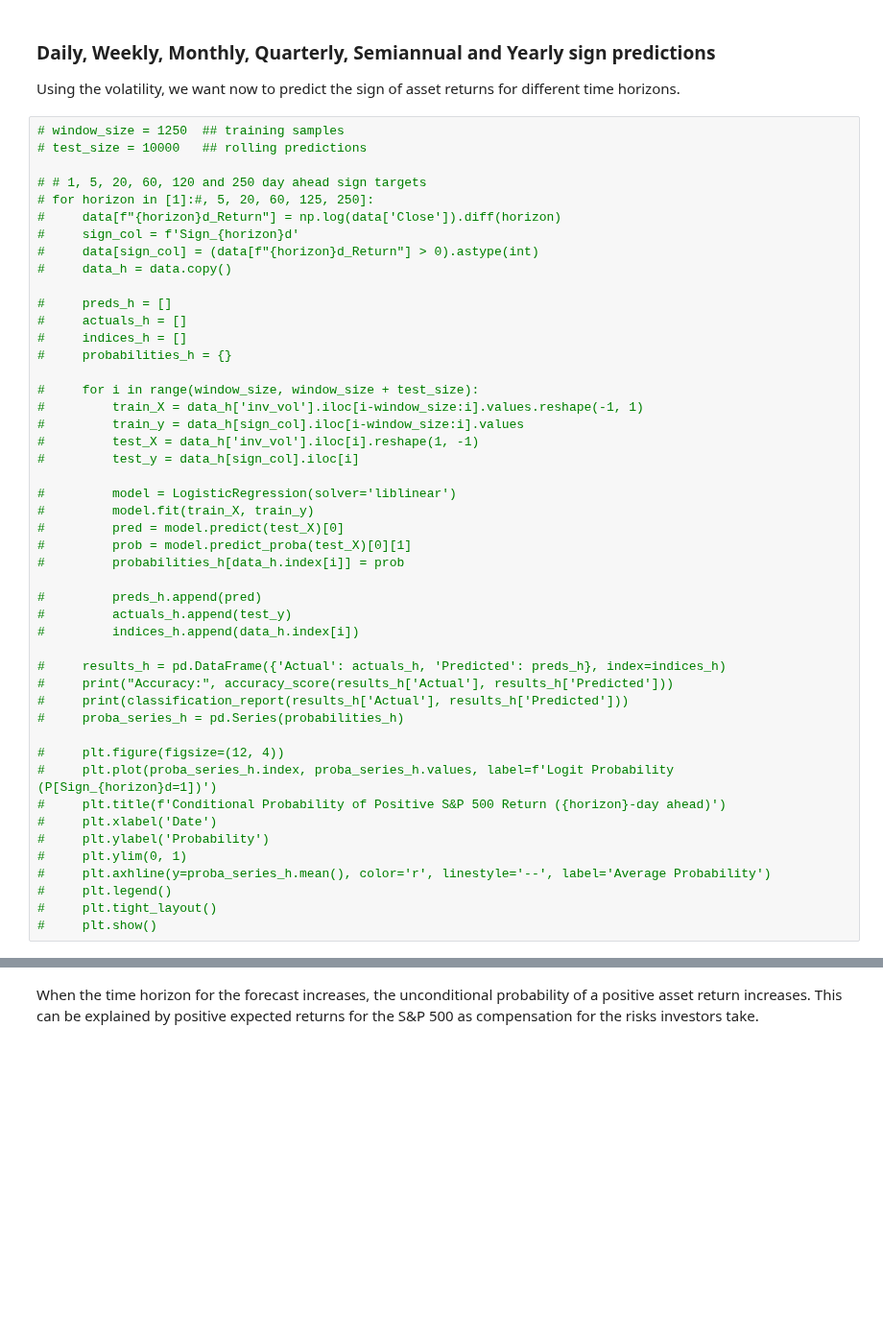
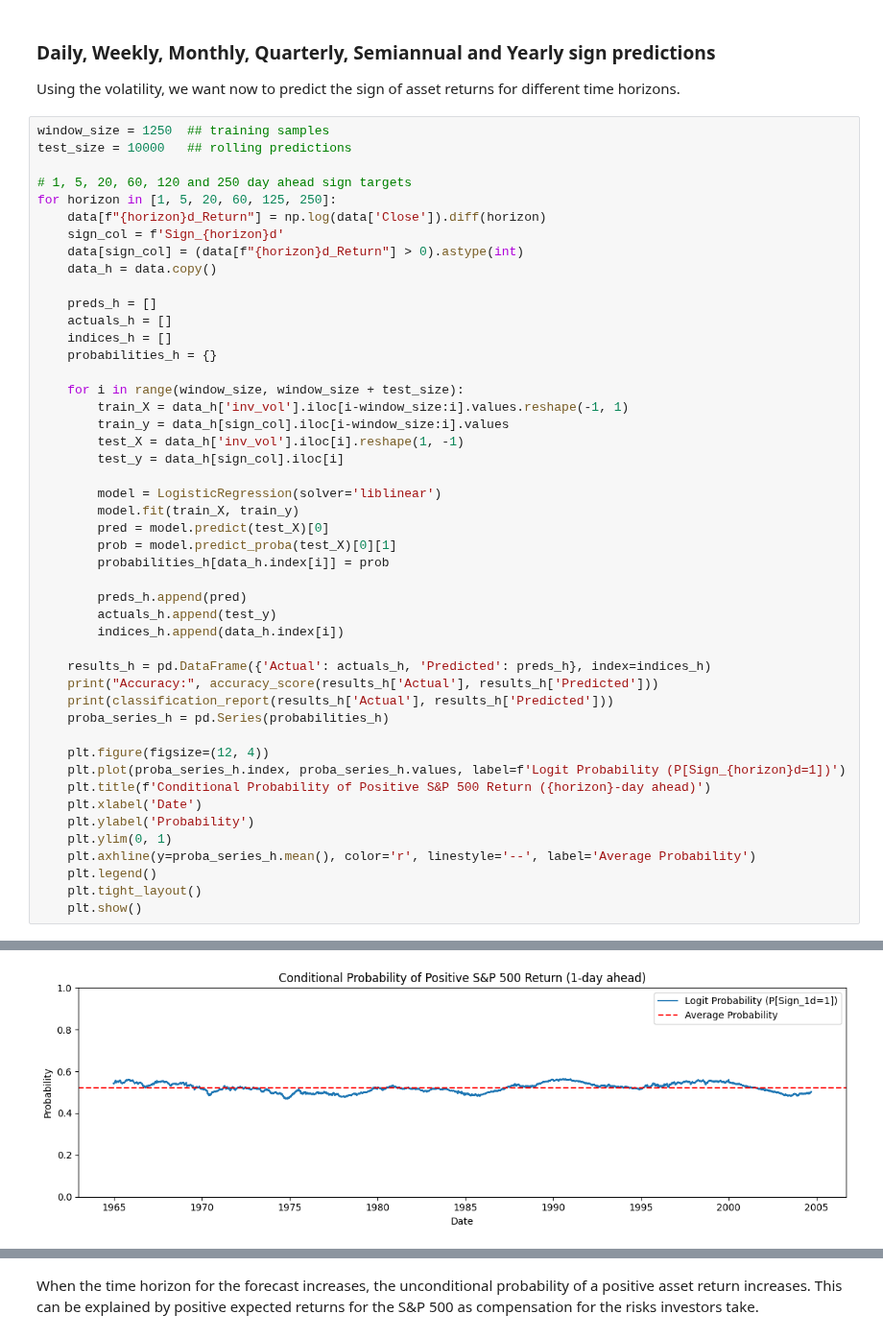
Before and after one commit to juliusd01/Deep_Learning, a Jupyter notebook: Research/Forecasting_Stocks/Sign_Forecasting/sign-prediction-model/Garch_plus_LSTM.ipynb, the cells around one changed output, grey strips where cells are left out. Shown at 96% size. Drawn from its saved outputs; the diff is of its cells as text; blank space fills up the shorter version.

```diff
--- a/Research/Forecasting_Stocks/Sign_Forecasting/sign-prediction-model/Garch_plus_LSTM.ipynb
+++ b/Research/Forecasting_Stocks/Sign_Forecasting/sign-prediction-model/Garch_plus_LSTM.ipynb
@@ -119,49 +103,50 @@ import pandas as pd
 ### Daily, Weekly, Monthly, Quarterly, Semiannual and Yearly sign predictions
 Using the volatility, we want now to predict the sign of asset returns for different time horizons.
 # %%
-# window_size = 1250  ## training samples
-# test_size = 10000   ## rolling predictions
+window_size = 1250  ## training samples
+test_size = 10000   ## rolling predictions
 
-# # 1, 5, 20, 60, 120 and 250 day ahead sign targets
-# for horizon in [1]:#, 5, 20, 60, 125, 250]:
-#     data[f"{horizon}d_Return"] = np.log(data['Close']).diff(horizon)
-#     sign_col = f'Sign_{horizon}d'
-#     data[sign_col] = (data[f"{horizon}d_Return"] > 0).astype(int)
-#     data_h = data.copy()
+# 1, 5, 20, 60, 120 and 250 day ahead sign targets
+for horizon in [1, 5, 20, 60, 125, 250]:
+    data[f"{horizon}d_Return"] = np.log(data['Close']).diff(horizon)
+    sign_col = f'Sign_{horizon}d'
+    data[sign_col] = (data[f"{horizon}d_Return"] > 0).astype(int)
+    data_h = data.copy()
 
-#     preds_h = []
-#     actuals_h = []
-#     indices_h = []
-#     probabilities_h = {}
+    preds_h = []
+    actuals_h = []
+    indices_h = []
+    probabilities_h = {}
 
-#     for i in range(window_size, window_size + test_size):
-#         train_X = data_h['inv_vol'].iloc[i-window_size:i].values.reshape(-1, 1)
-#         train_y = data_h[sign_col].iloc[i-window_size:i].values
-#         test_X = data_h['inv_vol'].iloc[i].reshape(1, -1)
-#         test_y = data_h[sign_col].iloc[i]
+    for i in range(window_size, window_size + test_size):
+        train_X = data_h['inv_vol'].iloc[i-window_size:i].values.reshape(-1, 1)
+        train_y = data_h[sign_col].iloc[i-window_size:i].values
+        test_X = data_h['inv_vol'].iloc[i].reshape(1, -1)
+        test_y = data_h[sign_col].iloc[i]
 
-#         model = LogisticRegression(solver='liblinear')
-#         model.fit(train_X, train_y)
-#         pred = model.predict(test_X)[0]
-#         prob = model.predict_proba(test_X)[0][1]
-#         probabilities_h[data_h.index[i]] = prob
+        model = LogisticRegression(solver='liblinear')
+        model.fit(train_X, train_y)
+        pred = model.predict(test_X)[0]
+        prob = model.predict_proba(test_X)[0][1]
+        probabilities_h[data_h.index[i]] = prob
 
-#         preds_h.append(pred)
-#         actuals_h.append(test_y)
-#         indices_h.append(data_h.index[i])
+        preds_h.append(pred)
+        actuals_h.append(test_y)
+        indices_h.append(data_h.index[i])
 
-#     results_h = pd.DataFrame({'Actual': actuals_h, 'Predicted': preds_h}, index=indices_h)
-#     print("Accuracy:", accuracy_score(results_h['Actual'], results_h['Predicted']))
-#     print(classification_report(results_h['Actual'], results_h['Predicted']))
-#     proba_series_h = pd.Series(probabilities_h)
+    results_h = pd.DataFrame({'Actual': actuals_h, 'Predicted': preds_h}, index=indices_h)
+    print("Accuracy:", accuracy_score(results_h['Actual'], results_h['Predicted']))
+    print(classification_report(results_h['Actual'], results_h['Predicted']))
+    proba_series_h = pd.Series(probabilities_h)
 
-#     plt.figure(figsize=(12, 4))
-#     plt.plot(proba_series_h.index, proba_series_h.values, label=f'Logit Probability (P[Sign_{horizon}d=1])')
-#     plt.title(f'Conditional Probability of Positive S&P 500 Return ({horizon}-day ahead)')
-#     plt.xlabel('Date')
-#     plt.ylabel('Probability')
-#     plt.ylim(0, 1)
-#     plt.axhline(y=proba_series_h.mean(), color='r', linestyle='--', label='Average Probability')
-#     plt.legend()
-#     plt.tight_layout()
-#     plt.show()
+    plt.figure(figsize=(12, 4))
+    plt.plot(proba_series_h.index, proba_series_h.values, label=f'Logit Probability (P[Sign_{horizon}d=1])')
+    plt.title(f'Conditional Probability of Positive S&P 500 Return ({horizon}-day ahead)')
+    plt.xlabel('Date')
+    plt.ylabel('Probability')
+    plt.ylim(0, 1)
+    plt.axhline(y=proba_series_h.mean(), color='r', linestyle='--', label='Average Probability')
+    plt.legend()
+    plt.tight_layout()
+    plt.show()
+# %% [output]
@@ -167,0 +162 @@ Using the volatility, we want now to predict the sign of asset returns for diffe
+[figure, added]
```
Also changed, not shown: parts of 14 cells of this notebook, 4 other files.
